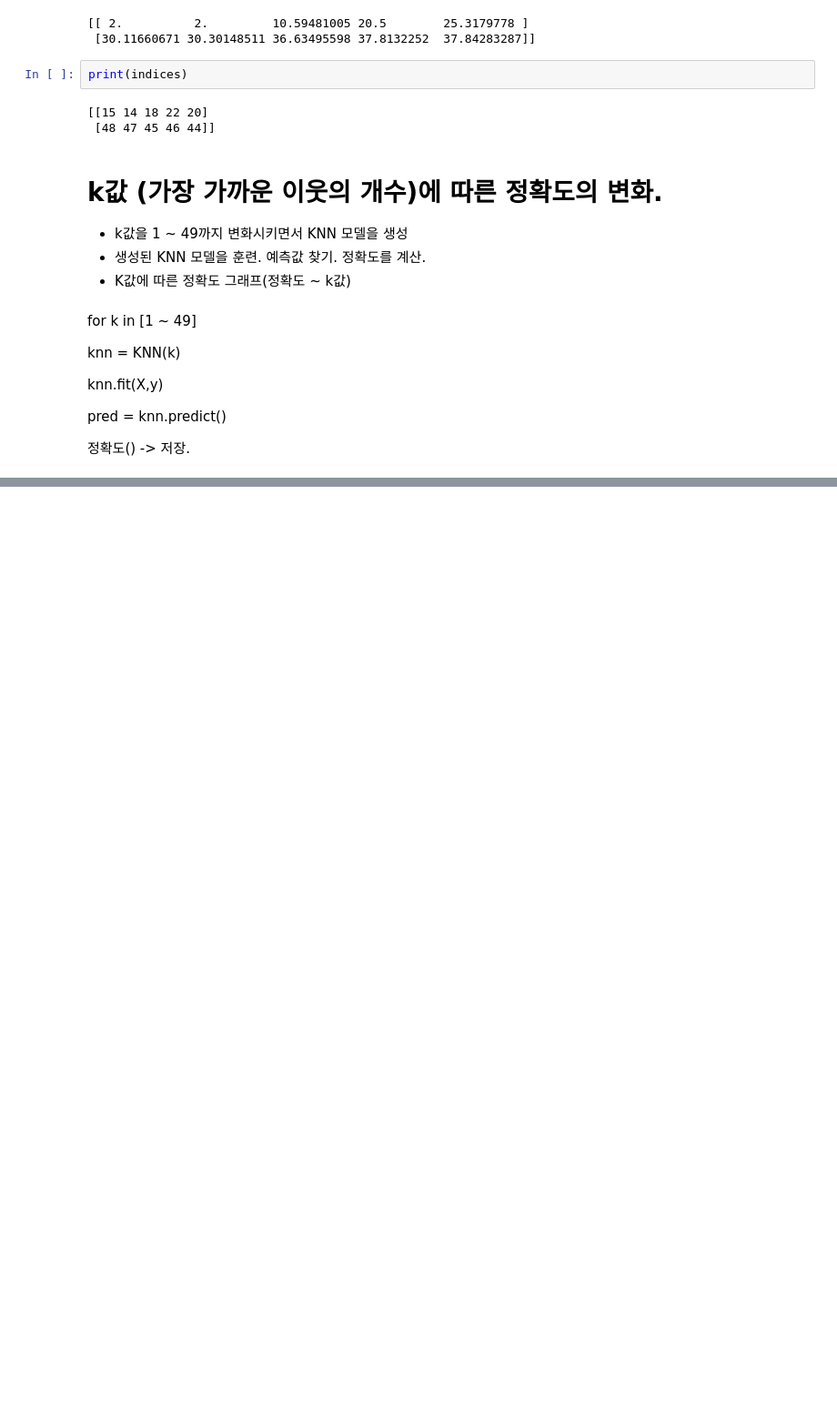
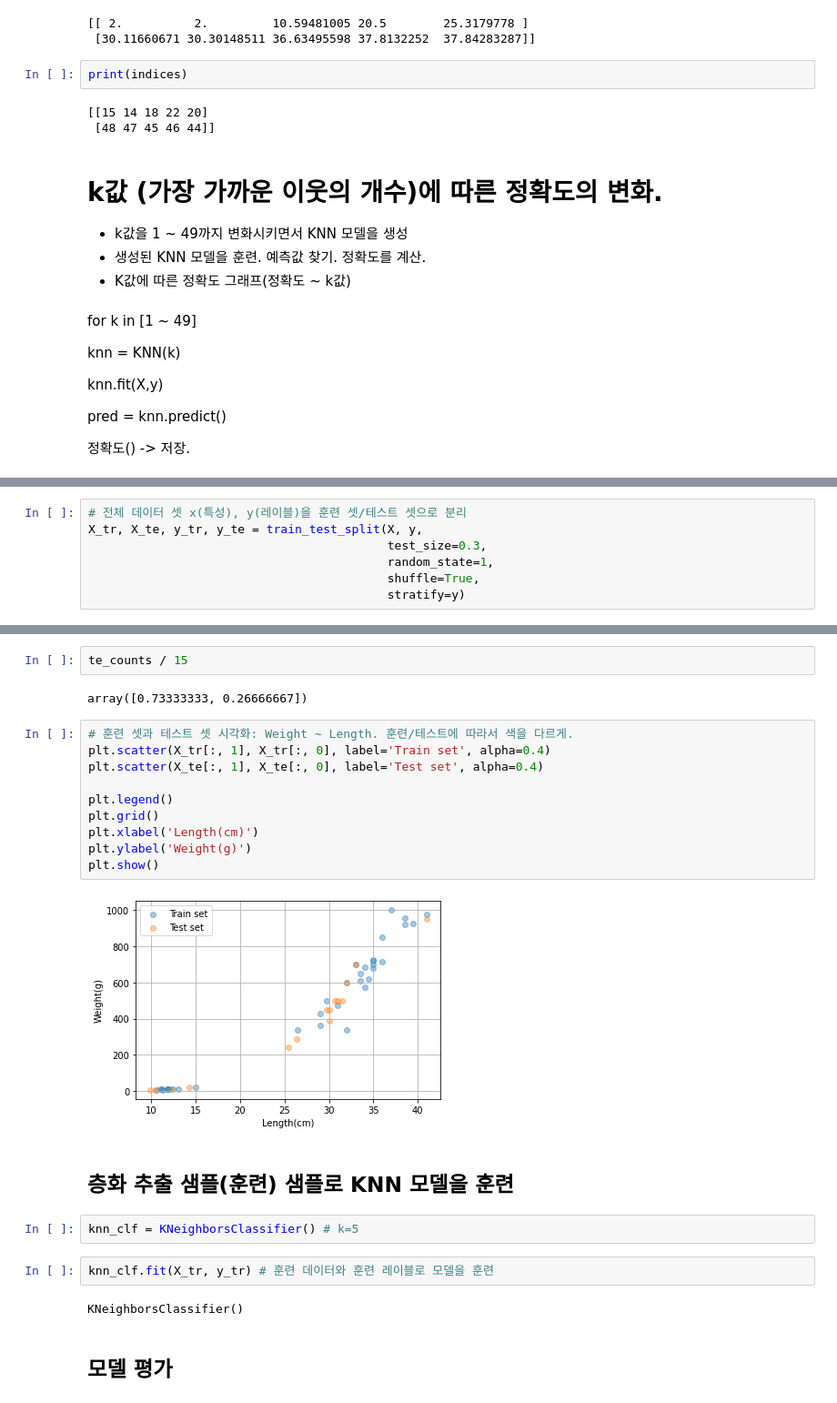
Before and after one commit to JMYoon90/JM_python, a Jupyter notebook: ml02_knn.ipynb, the cells around one changed output, grey strips where cells are left out. Shown at 91% size. Drawn from its saved outputs; the diff is of its cells as text; blank space fills up the shorter version.

```diff
--- a/ml02_knn.ipynb
+++ b/ml02_knn.ipynb
@@ -265,0 +308,7 @@ for k in [1 ~ 49]
+# %%
+# 전체 데이터 셋 x(특성), y(레이블)을 훈련 셋/테스트 셋으로 분리
+X_tr, X_te, y_tr, y_te = train_test_split(X, y,
+                                          test_size=0.3,
+                                          random_state=1,
+                                          shuffle=True,
+                                          stratify=y)
@@ -265,0 +353,26 @@ for k in [1 ~ 49]
+# %%
+te_counts / 15
+# %% [output]
+array([0.73333333, 0.26666667])
+# %%
+# 훈련 셋과 테스트 셋 시각화: Weight ~ Length. 훈련/테스트에 따라서 색을 다르게.
+plt.scatter(X_tr[:, 1], X_tr[:, 0], label='Train set', alpha=0.4)
+plt.scatter(X_te[:, 1], X_te[:, 0], label='Test set', alpha=0.4)
+
+plt.legend()
+plt.grid()
+plt.xlabel('Length(cm)')
+plt.ylabel('Weight(g)')
+plt.show()
+# %% [output]
+[figure, added]
+# %% [markdown]
+## 층화 추출 샘플(훈련) 샘플로 KNN 모델을 훈련
+# %%
+knn_clf = KNeighborsClassifier() # k=5
+# %%
+knn_clf.fit(X_tr, y_tr) # 훈련 데이터와 훈련 레이블로 모델을 훈련
+# %% [output]
+KNeighborsClassifier()
+# %% [markdown]
+## 모델 평가
```
Also changed, not shown: parts of 12 cells of this notebook.
